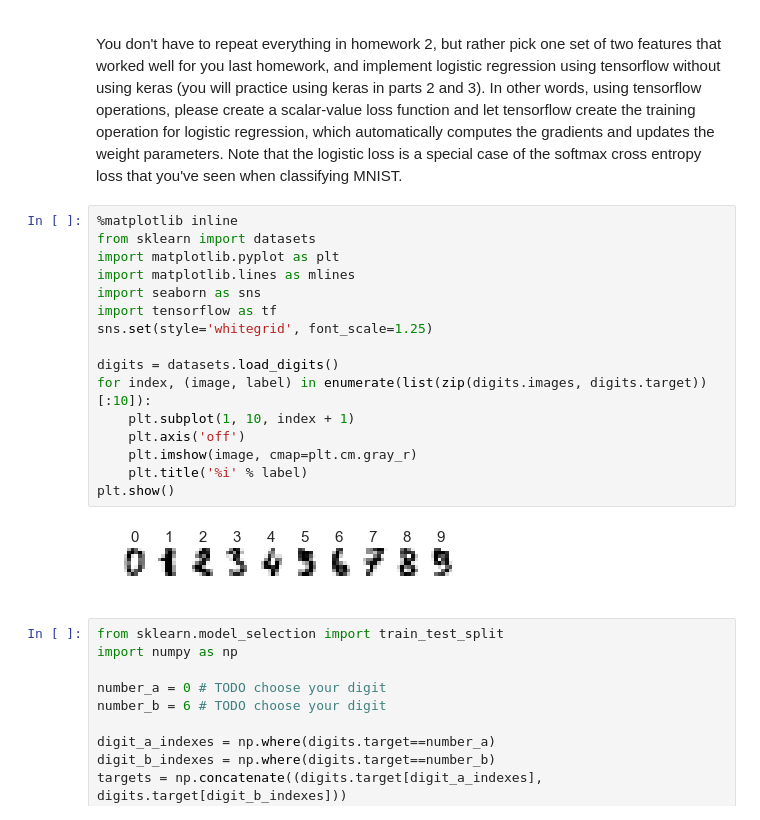
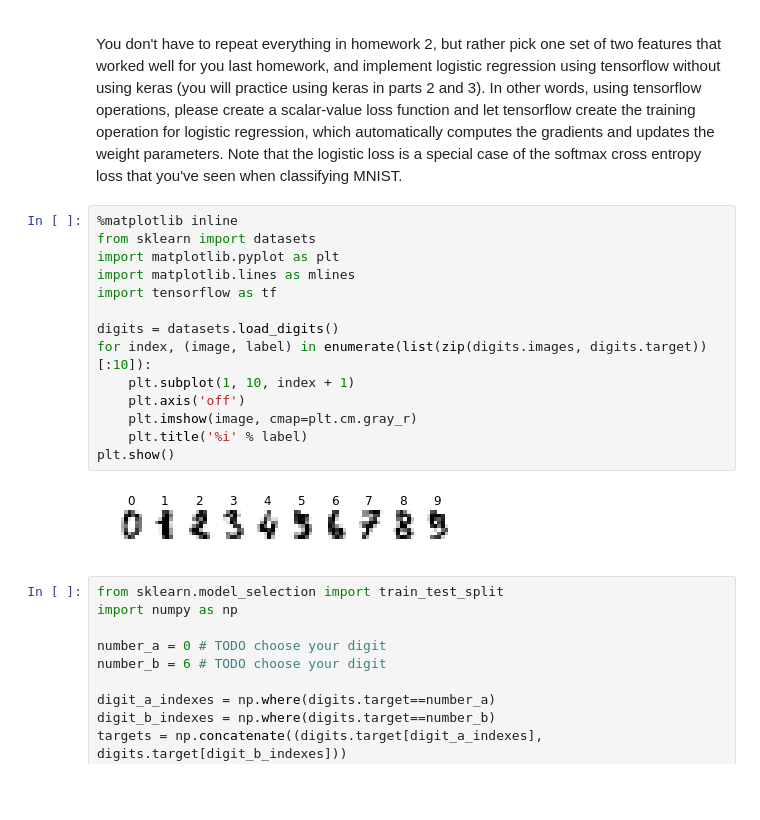
Before and after one commit to isildur7/BME-590-Spring-2019, a Jupyter notebook: homework/homework_3/Homework 3 aac55.ipynb, the cells around one changed output. Saved outputs shown, nothing was run; the diff lists cells and outputs as text; blank space fills up the shorter version.

```diff
--- a/homework/homework_3/Homework 3 aac55.ipynb
+++ b/homework/homework_3/Homework 3 aac55.ipynb
@@ -13,21 +13,19 @@ You don't have to repeat everything in homework 2, but rather pick one set of tw
 # %%
 %matplotlib inline
 from sklearn import datasets
 import matplotlib.pyplot as plt
 import matplotlib.lines as mlines
-import seaborn as sns
 import tensorflow as tf
-sns.set(style='whitegrid', font_scale=1.25)
 
 digits = datasets.load_digits()
 for index, (image, label) in enumerate(list(zip(digits.images, digits.target))[:10]):
     plt.subplot(1, 10, index + 1)
     plt.axis('off')
     plt.imshow(image, cmap=plt.cm.gray_r)
     plt.title('%i' % label)
 plt.show()
 # %% [output]
-[figure, old version]
+[figure, new version]
 # %%
 from sklearn.model_selection import train_test_split
 import numpy as np
```
Also changed, not shown: parts of 16 cells of this notebook.
